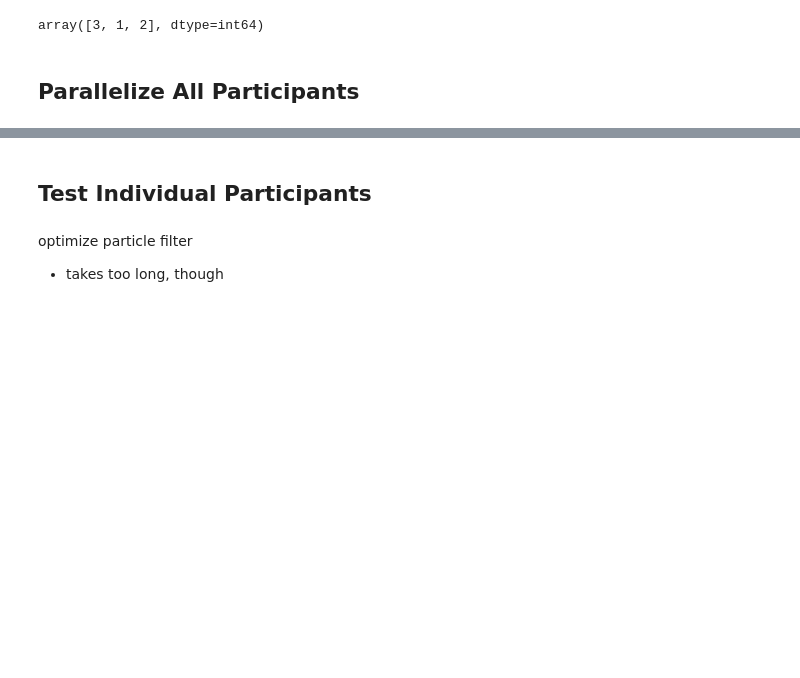
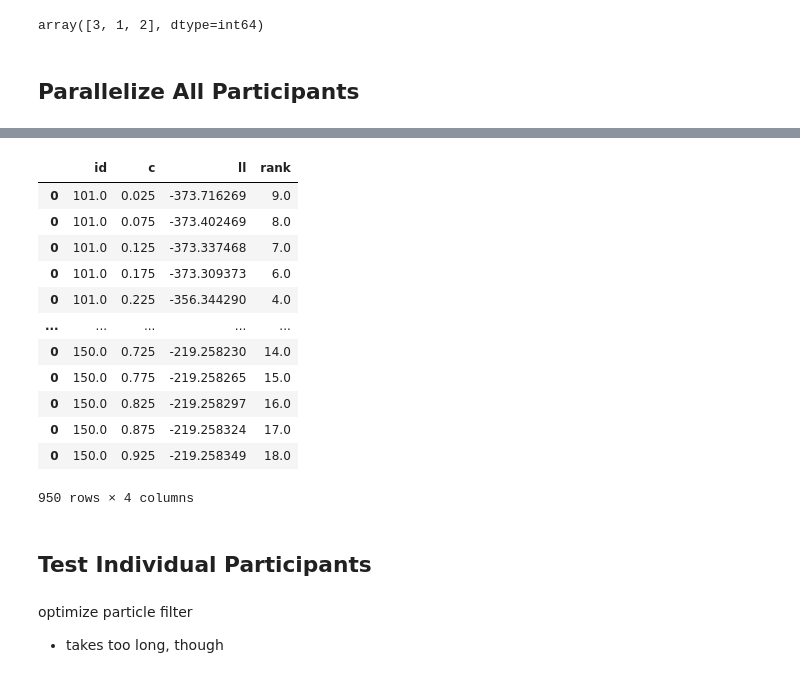
Before and after one commit to MirkoTh/Rational-Models-of-Categorization, a Jupyter notebook: particle-filter-rational-categorization.ipynb, the cells around one changed output, grey strips where cells are left out. Saved outputs shown, nothing was run; the diff lists cells and outputs as text; code cells hidden in the pictures; blank space fills up the shorter version.

```diff
--- a/particle-filter-rational-categorization.ipynb
+++ b/particle-filter-rational-categorization.ipynb
@@ -135,0 +145,7 @@ df_results_transfer.to_csv("data/tbl_results_transfer.csv")
+# %%
+nk = list()
+best_c = list()
+for idx, l in enumerate(l_results_transfer):
+    c_best_idx = l["ll"].argmax()
+    nk.append(l_results_train[idx]["model"][c_best_idx].clusters)
+    best_c.append(l_results_train[idx]["cs"][c_best_idx])
@@ -135,0 +168,5 @@ df_results_transfer.to_csv("data/tbl_results_transfer.csv")
+# %%
+n_reps = df_results_transfer.groupby("id").count().loc[101.0, "c"]
+# %%
+df_results_transfer["c_best"] = np.repeat(best_c, n_reps)
+df_results_transfer["nk"] = np.repeat(nk, n_reps)
@@ -135,0 +175,16 @@ df_results_transfer.to_csv("data/tbl_results_transfer.csv")
+# %%
+df_results_transfer
+# %% [output]
+|  | id | c | ll | rank |
+| 0 | 101.0 | 0.025 | -373.716269 | 9.0 |
+| 0 | 101.0 | 0.075 | -373.402469 | 8.0 |
+| 0 | 101.0 | 0.125 | -373.337468 | 7.0 |
+| 0 | 101.0 | 0.175 | -373.309373 | 6.0 |
+| 0 | 101.0 | 0.225 | -356.344290 | 4.0 |
+| ... | ... | ... | ... | ... |
+| 0 | 150.0 | 0.725 | -219.258230 | 14.0 |
+| 0 | 150.0 | 0.775 | -219.258265 | 15.0 |
+| 0 | 150.0 | 0.825 | -219.258297 | 16.0 |
+| 0 | 150.0 | 0.875 | -219.258324 | 17.0 |
+| 0 | 150.0 | 0.925 | -219.258349 | 18.0 |
+950 rows × 4 columns
```
Also changed, not shown: parts of 23 cells of this notebook, 1 other file.
